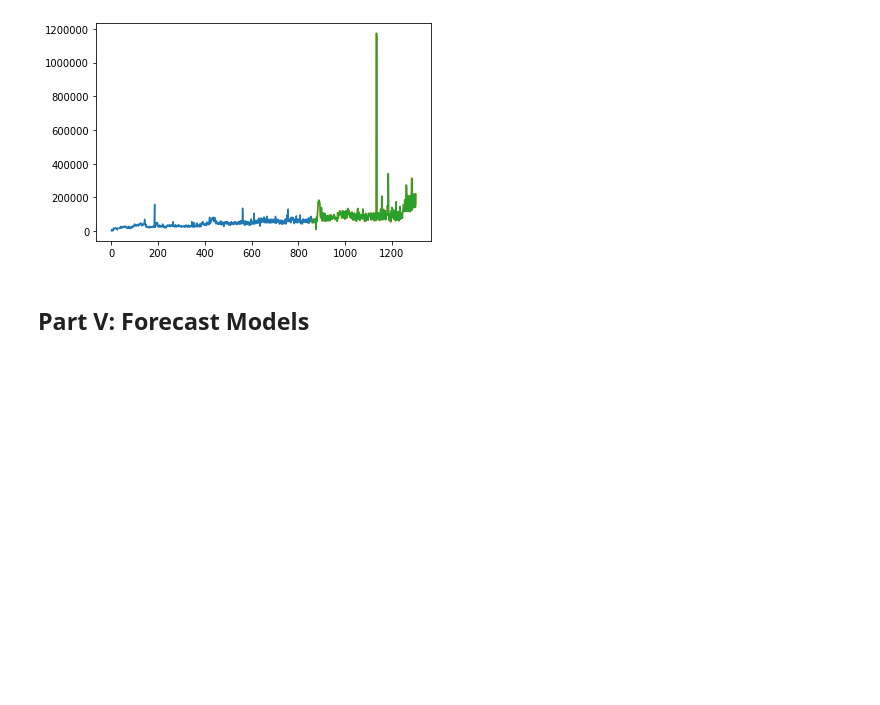
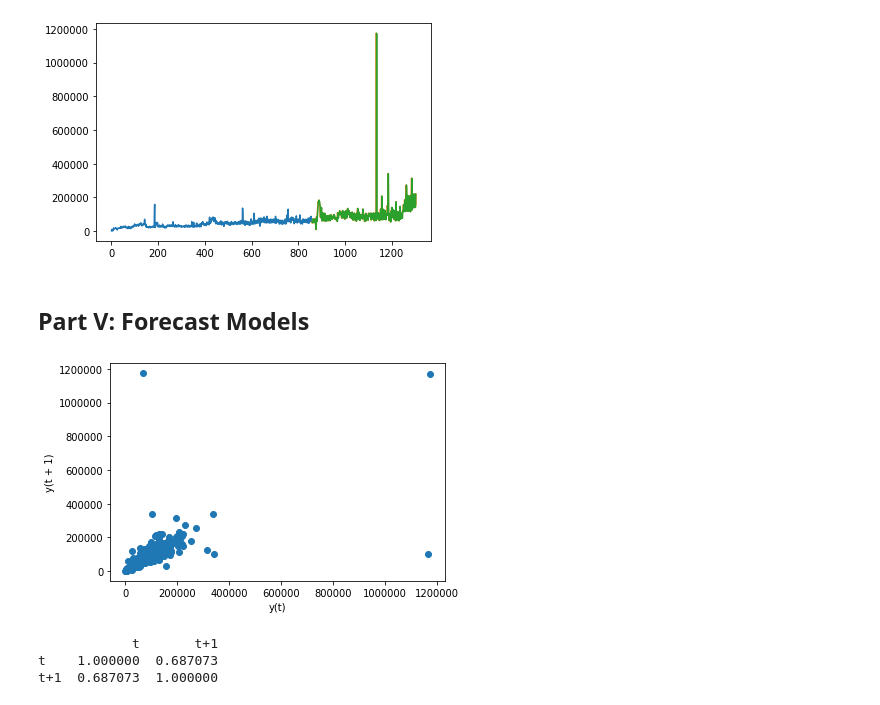
Before and after one commit to ayosamobitade/Time-Series-Analytic-Projects, a Jupyter notebook: forum pageviews/forum pageview.ipynb, the cells around one changed output. Drawn from its saved outputs; the diff is of its cells as text; code cells hidden in the pictures; blank space fills up the shorter version.

Commit message:
time series

```diff
--- a/forum pageviews/forum pageview.ipynb
+++ b/forum pageviews/forum pageview.ipynb
@@ -699,0 +698,20 @@ plt.show()
+# %%
+# quick check for autocorellation
+# lag plot of the time series
+
+pd.plotting.lag_plot(series)
+plt.show()
+# %% [output]
+[figure, added]
+# %%
+# correlation of lag=1
+
+values = pd.DataFrame(series.values)
+dataframe = pd.concat([values.shift(1), values], axis=1)
+dataframe.columns = ['t', 't+1']
+result = dataframe.corr()
+print(result)
+# %% [output]
+            t       t+1
+t    1.000000  0.687073
+t+1  0.687073  1.000000
```
Also changed, not shown: parts of 3 cells of this notebook.
